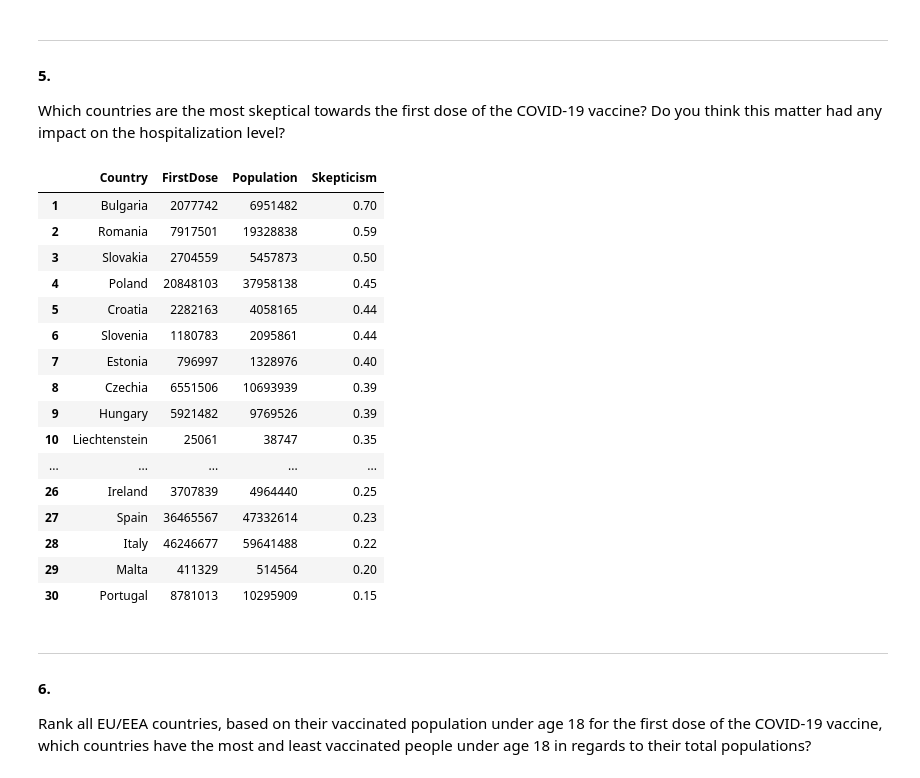
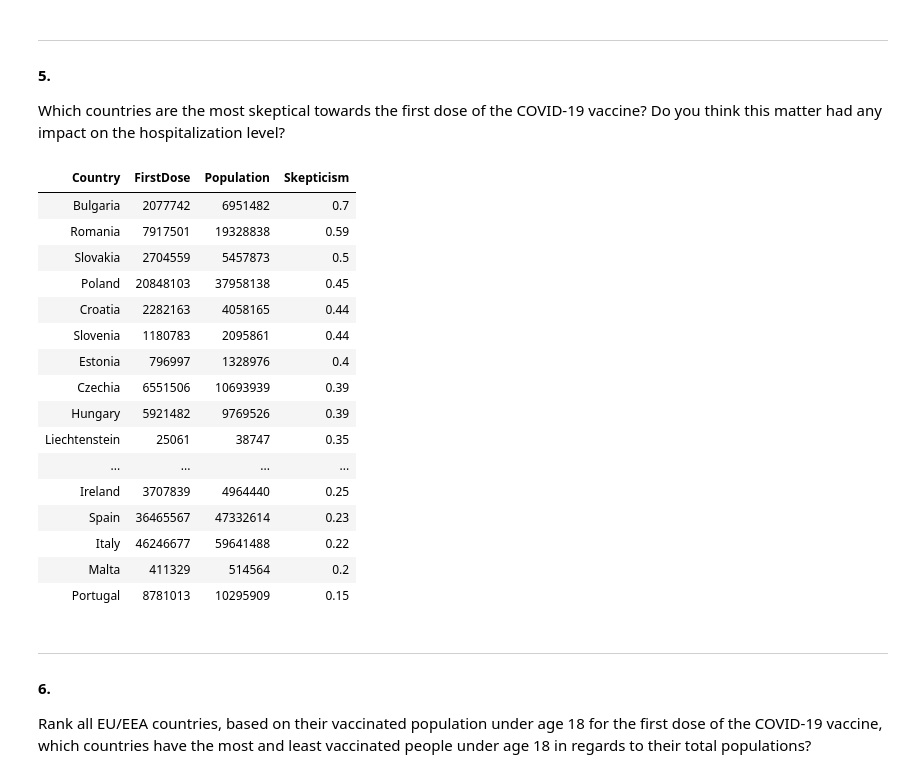
Before and after one commit to Globose/dv1597, a Jupyter notebook: a2/book.ipynb, the cells around one changed output. Cells and saved outputs as stored; diff of their text form; code cells hidden in the pictures.

```diff
--- a/a2/book.ipynb
+++ b/a2/book.ipynb
@@ -374,45 +398,51 @@ display(largest_target_group_df.iloc[:, [4, 1, 2]])
 #### 5.
 Which countries are the most skeptical towards the first dose of the COVID-19 vaccine? Do you think this matter had any impact on the hospitalization level?
 # %%
-# maybe more ICU when skepticism!?
+# Retrieve firstDose data for 18+ population
 df_firstdose = df_vaccination[df_vaccination['TargetGroup']=='ALL']
 
 # Create dataframe with summed up NumberDosesReceived for each vaccine
 df_firstdose = df_firstdose.groupby('ReportingCountry')['FirstDose'].sum().reset_index()
 
 df_firstdose['Population'] = df_firstdose['ReportingCountry'].map(pop_dict)
 
 # Calculate skepticism as 1 - (FirstDose / Population)
 df_firstdose['Skepticism'] = (1 - (df_firstdose['FirstDose'] / df_firstdose['Population'])).round(2)
 
 # Create a new DataFrame with 'Country' and 'Skepticism' columns
 df_skepticism = df_firstdose[['ReportingCountry', 'FirstDose', 'Population', 'Skepticism']]
 
 # Rename the 'ReportingCountry' column to 'Country' for consistency
 df_skepticism = df_skepticism.rename(columns={'ReportingCountry': 'Country'})
 df_skepticism = df_skepticism.sort_values(by='Skepticism', ascending=False).reset_index(drop=True)
 df_skepticism['Country'] = df_skepticism['Country'].map(name_dict)
 df_skepticism.index += 1
+df_skepticism['Skepticism'] = df_skepticism['Skepticism'].astype(str)
 
-display(df_skepticism)
+display(df_skepticism.style.hide())
+
+# Save as LaTeX tables
+# latex_table = df_skepticism.to_latex(caption='First dose COVID-19 vaccine coverage per country')
+# latex_table = latex_table.replace('\\begin{table}', '\\begin{table}[H] \scriptsize')
+# print(latex_table)
 # %% [output]
-|  | Country | FirstDose | Population | Skepticism |
-| 1 | Bulgaria | 2077742 | 6951482 | 0.70 |
-| 2 | Romania | 7917501 | 19328838 | 0.59 |
-| 3 | Slovakia | 2704559 | 5457873 | 0.50 |
-| 4 | Poland | 20848103 | 37958138 | 0.45 |
-| 5 | Croatia | 2282163 | 4058165 | 0.44 |
-| 6 | Slovenia | 1180783 | 2095861 | 0.44 |
-| 7 | Estonia | 796997 | 1328976 | 0.40 |
-| 8 | Czechia | 6551506 | 10693939 | 0.39 |
-| 9 | Hungary | 5921482 | 9769526 | 0.39 |
-| 10 | Liechtenstein | 25061 | 38747 | 0.35 |
-| ... | ... | ... | ... | ... |
-| 26 | Ireland | 3707839 | 4964440 | 0.25 |
-| 27 | Spain | 36465567 | 47332614 | 0.23 |
-| 28 | Italy | 46246677 | 59641488 | 0.22 |
-| 29 | Malta | 411329 | 514564 | 0.20 |
-| 30 | Portugal | 8781013 | 10295909 | 0.15 |
+| Country | FirstDose | Population | Skepticism |
+| Bulgaria | 2077742 | 6951482 | 0.7 |
+| Romania | 7917501 | 19328838 | 0.59 |
+| Slovakia | 2704559 | 5457873 | 0.5 |
+| Poland | 20848103 | 37958138 | 0.45 |
+| Croatia | 2282163 | 4058165 | 0.44 |
+| Slovenia | 1180783 | 2095861 | 0.44 |
+| Estonia | 796997 | 1328976 | 0.4 |
+| Czechia | 6551506 | 10693939 | 0.39 |
+| Hungary | 5921482 | 9769526 | 0.39 |
+| Liechtenstein | 25061 | 38747 | 0.35 |
+| ... | ... | ... | ... |
+| Ireland | 3707839 | 4964440 | 0.25 |
+| Spain | 36465567 | 47332614 | 0.23 |
+| Italy | 46246677 | 59641488 | 0.22 |
+| Malta | 411329 | 514564 | 0.2 |
+| Portugal | 8781013 | 10295909 | 0.15 |
 # %% [markdown]
 ***
 #### 6.
```
Also changed, not shown: parts of 8 cells of this notebook.
